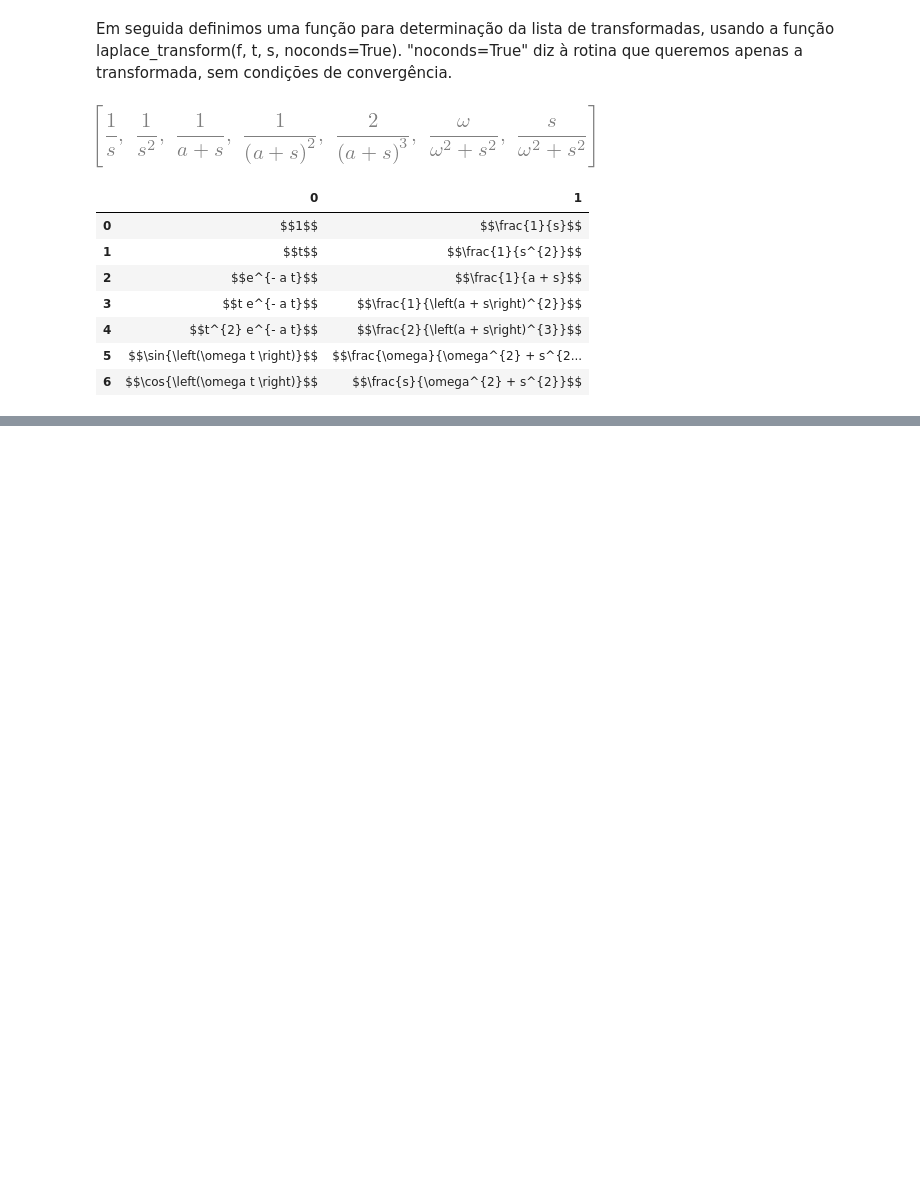
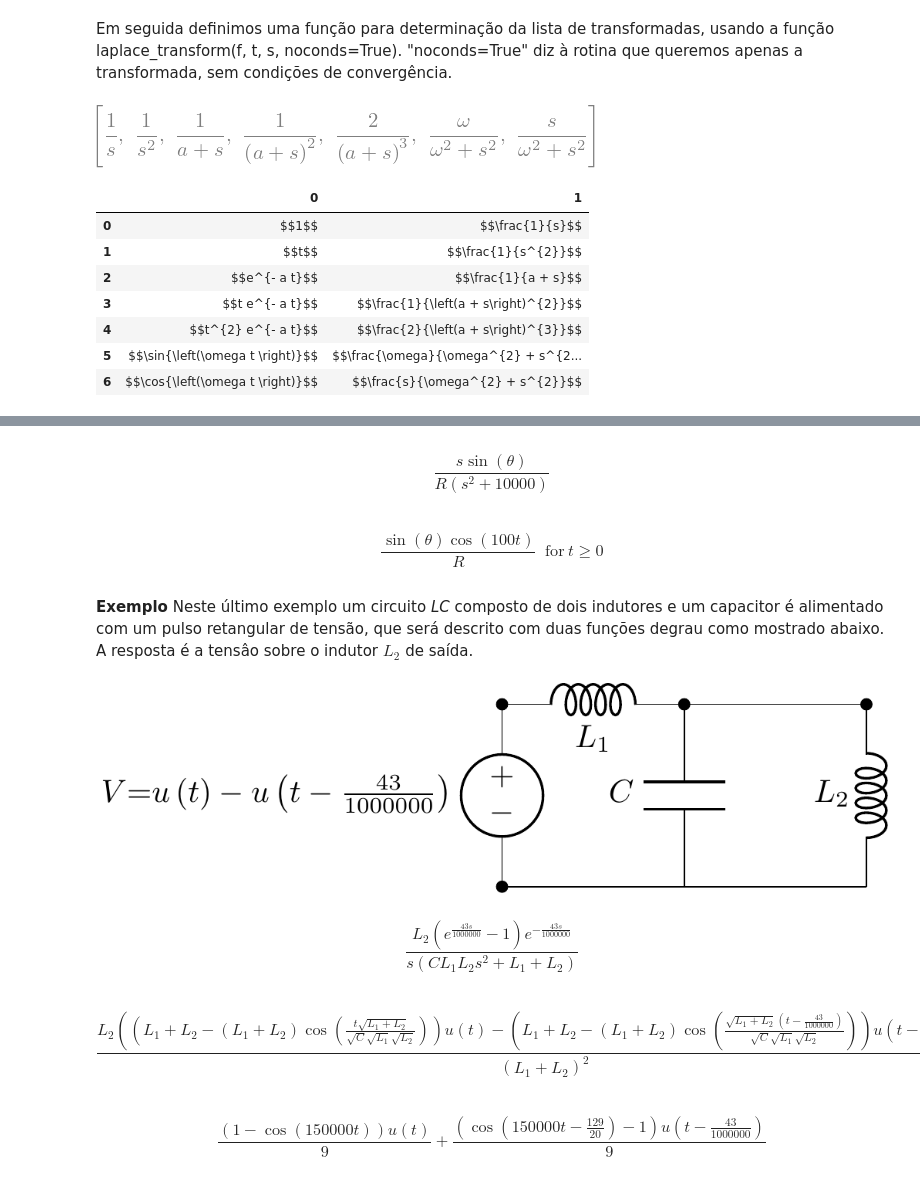
Before and after one commit to Mvanti/SistemasLineares, a Jupyter notebook: Sistemas Lineares-SCDLap_TransformadaLaplace.ipynb, the cells around one changed output, grey strips where cells are left out. Saved outputs shown, nothing was run; the diff lists cells and outputs as text; code cells hidden in the pictures; blank space fills up the shorter version.

```diff
--- a/Sistemas Lineares-SCDLap_TransformadaLaplace.ipynb
+++ b/Sistemas Lineares-SCDLap_TransformadaLaplace.ipynb
@@ -269,0 +382,36 @@ $$y(t)=\left(\frac{13}{2}e^{-2t}-3e^{-3t}-\frac{3}{2}e^{-4t}\right)u(t).$$
+# %%
+I=lc.current(s*lc.sin('theta')/'R')/(s**2+100**2)
+I
+# %% [output]
+$$\frac{s \sin{\left(\theta \right)}}{R \left(s^{2} + 10000\right)}$$
+# %%
+I.ILT()
+# %% [output]
+$$\frac{\sin{\left(\theta \right)} \cos{\left(100 t \right)}}{R} \;\; \text{for}\: t \geq 0$$
+# %% [markdown]
+**Exemplo** Neste último exemplo um circuito *LC* composto de dois indutores e um capacitor é alimentado com um pulso retangular de tensão, que será descrito com duas funções degrau como mostrado abaixo. A resposta é a tensâo sobre o indutor $L_2$ de saída.
+# %%
+import lcapy as lc
+s=lc.s
+t=lc.t
+cct = lc.Circuit("""
+V 1 0 {u(t)-u(t-43e-6)}; down
+L1 1 2 ; right
+C 2 0_2; down
+W 2 3; right
+L2 3 0_3;down
+W 0 0_2;right
+W 0_2 0_3;right
+;label_nodes=False """)
+# %%
+cct.draw()
+# %% [output]
+[figure, added]
+# %%
+cct.L2.v(s).simplify()
+# %% [output]
+$$\frac{L_{2} \left(e^{\frac{43 s}{1000000}} - 1\right) e^{- \frac{43 s}{1000000}}}{s \left(C L_{1} L_{2} s^{2} + L_{1} + L_{2}\right)}$$
+# %%
+cct.L2.v.simplify()
+# %% [output]
+$$\frac{L_{2} \left(\left(L_{1} + L_{2} - \left(L_{1} + L_{2}\right) \cos{\left(\frac{t \sqrt{L_{1} + L_{2}}}{\sqrt{C} \sqrt{L_{1}} \sqrt{L_{2}}} \right)}\right) u\left(t\right) - \left(L_{1} + L_{2} - \left(L_{1} + L_{2}\right) \cos{\left(\frac{\sqrt{L_{1} + L_{2}} \left(t - \frac{43}{1000000}\right)}{\sqrt{C} \sqrt{L_{1}} \sqrt{L_{2}}} \right)}\right) u\left(t - \frac{43}{1000000}\right)\right)}{\left(L_{1} + L_{2}\right)^{2}}$$
@@ -269,0 +420,4 @@ $$y(t)=\left(\frac{13}{2}e^{-2t}-3e^{-3t}-\frac{3}{2}e^{-4t}\right)u(t).$$
+# %%
+cct_num.L2.v.simplify_terms()
+# %% [output]
+$$\frac{\left(1 - \cos{\left(150000 t \right)}\right) u\left(t\right)}{9} + \frac{\left(\cos{\left(150000 t - \frac{129}{20} \right)} - 1\right) u\left(t - \frac{43}{1000000}\right)}{9}$$
```
Also changed, not shown: parts of 25 cells of this notebook.
